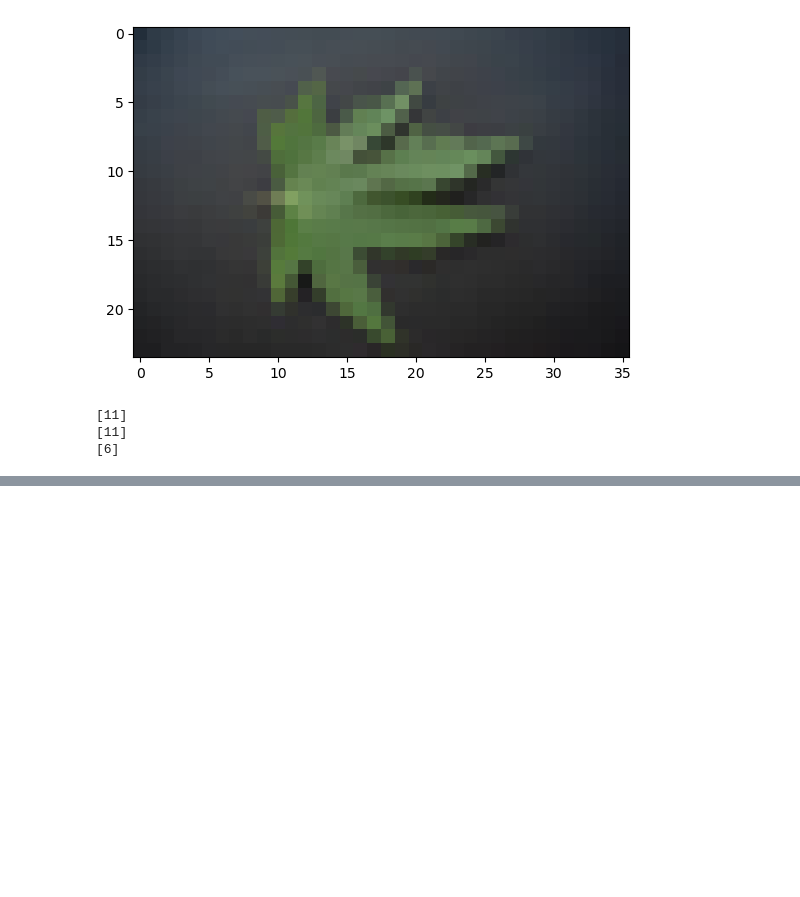
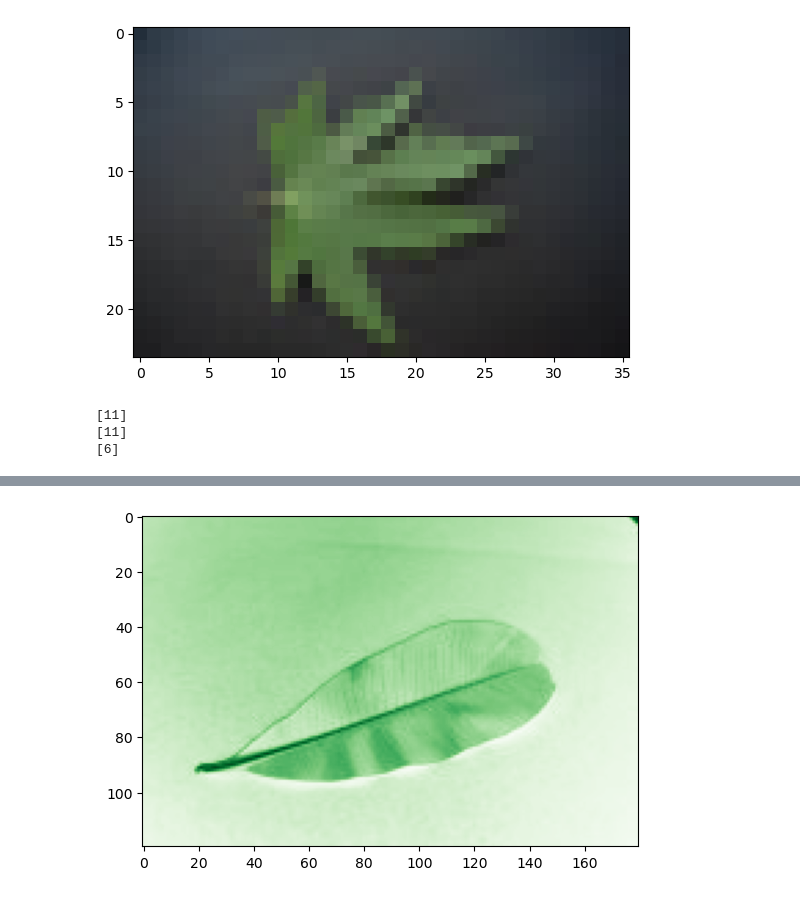
Before and after one commit to BrutonStrange/CS3540-final-project, a Jupyter notebook: Machine Learning Final Presentation.ipynb, the cells around one changed output, grey strips where cells are left out. Cells and saved outputs as stored; diff of their text form; code cells hidden in the pictures; blank space fills up the shorter version.

```diff
--- a/Machine Learning Final Presentation.ipynb
+++ b/Machine Learning Final Presentation.ipynb
@@ -122,3 +122,97 @@ print(clf.predict([test_z]))
 [11]
 [11]
 [6]
+# %%
+from PIL import Image
+import numpy as np
+from sklearn.model_selection import train_test_split
+
+
+def format_image(path):
+    """Takes a path to an image as input. Returns a numpy array representing the green channel of the image."""
+    # Load the image using PIL
+    pillow_img = Image.open(path)
+    img = np.array(pillow_img)
+    return(img[:,:,1] ) # green channel
+
+# Test the function on an example image
+path = "Machine Learning/CS3540-final-project/Project Data/train/train/Alstonia Scholaris/0003_0011.JPG"
+img = format_image(path)
+print('shape:', img.shape) # (120, 180)
+print('min:', img.min(), 'max:', img.max()) # min: 0 max: 255
+print('dtype:', img.dtype) # uint8
+
+%matplotlib inline
+import matplotlib.pyplot as plt
+
+# Plot the Green channel
+plt.imshow(img, cmap=plt.cm.Greens) # Greens colormap
+plt.show()
+
+from os import listdir
+from os.path import isfile, join
+from PIL import Image
+import numpy as np
+
+# path to the training set
+TRAIN_PATH = "Machine Learning/CS3540-final-project/Project Data/train/train"
+# path to the validation set
+VALID_PATH = "Machine Learning/CS3540-final-project/Project Data/valid/valid"
+# path to the test set
+TEST_PATH = "Machine Learning/CS3540-final-project/Project Data/test/test"
+
+def make_matrix_from_dir(path):
+    """Takes a dir as argumen and returns two numpy arrays: features and labels"""
+    # the feature matrix and labels list
+    features = []  # the pixel data
+    labels = []  # the image labels (species)
+
+    # get a list of all images in the dataset
+    species_in_dataset = listdir(path)
+    for species in species_in_dataset:
+        if species == ".DS_Store":  # Skip .DS_Store file
+            continue
+        species_path = join(path, species)
+        file_paths = [f for f in listdir(species_path) if isfile(join(species_path, f))]
+        # load the images
+        for file_path in file_paths:
+            # load image, convert to numpy array with 3 channels: RGB
+            # flatten the image to a 1-dimensional array,
+            flat_img = format_image(join(species_path, file_path)).flatten()
+            features.append(flat_img)
+            labels.append(species)
+
+    # format the features array to a vector of dimensions (num_images, num_pixels_in_each_image)
+    X = np.array(features)
+    # convert features to floats (as expected by scikit-learn)
+    X = X.astype(float)
+    # pack labels in numpy array
+    y = np.array(labels)
+    return X, y
+
+X_train, y_train = make_matrix_from_dir(TRAIN_PATH)
+X_valid, y_valid = make_matrix_from_dir(VALID_PATH)
+X_test, y_test = make_matrix_from_dir(TEST_PATH)
+
+# MY CODE
+X_all = np.concatenate([X_train, X_valid, X_test], axis=0)
+y_all = np.concatenate([y_train, y_valid, y_test], axis=0)
+X_not_test = np.concatenate([X_train, X_valid], axis=0)
+y_not_test = np.concatenate([y_train, y_valid], axis=0)
+X_new_train, X_new_test, y_new_train, y_new_test = train_test_split(X_all, y_all, test_size=0.2, random_state=42)
+# END OF MY CODE
+
+def print_info(path, X, y):
+    """Print feedback on features/labels matrices"""
+    # print path to data dir
+    print(path)
+    # Print shape
+    print('shape of X:', X.shape) # (num_images, num_pixels_in_each_image)
+    # Print data type
+    print('dtype:', X.dtype) # float64
+    print('shape of y:', y.shape) # (num_images)
+
+print_info(TRAIN_PATH, X_train, y_train)
+print_info(VALID_PATH, X_valid, y_valid)
+print_info(TEST_PATH, X_test, y_test)
+# %% [output]
@@ -124,0 +222 @@ print(clf.predict([test_z]))
+[figure, added]
```
Also changed, not shown: parts of 2 cells of this notebook.
